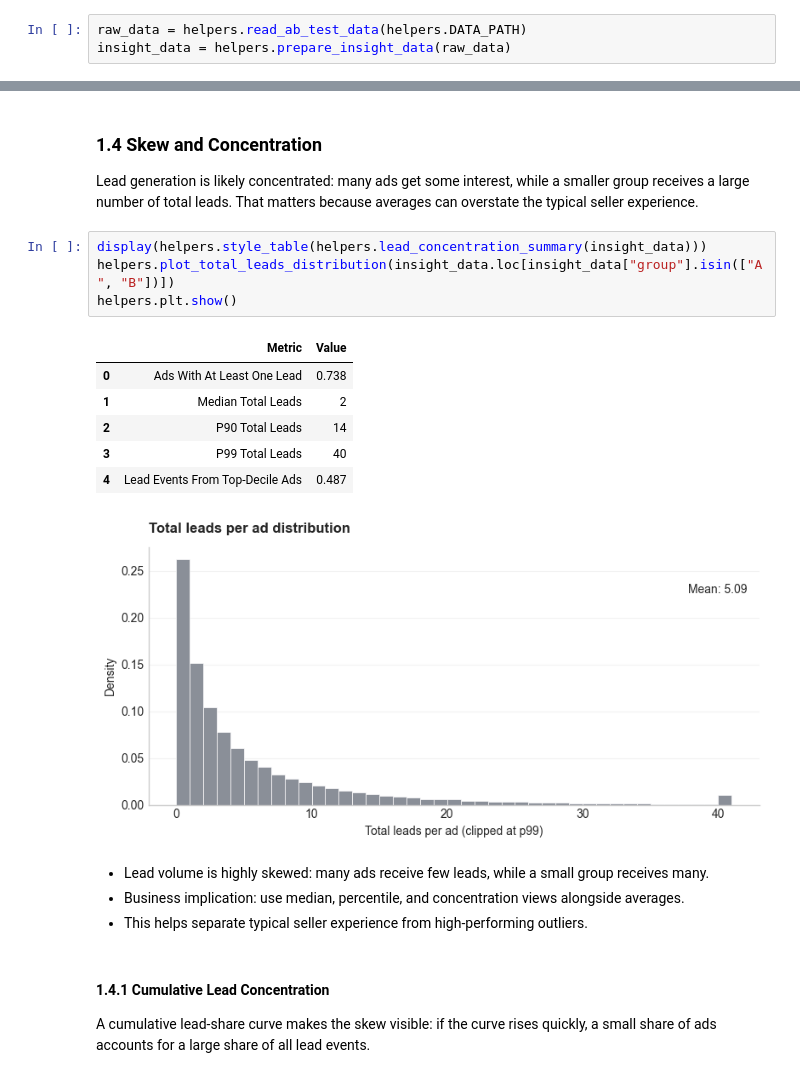
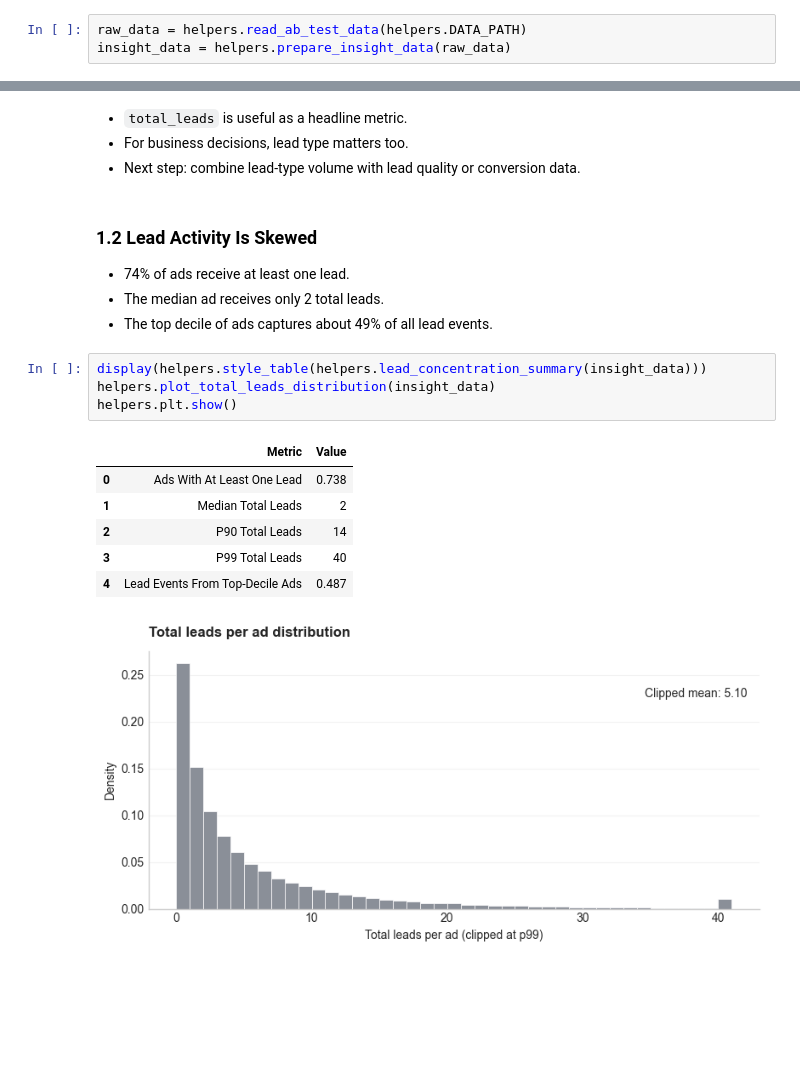
Before and after one commit to omer-t/marktplaats-assignment, a Jupyter notebook: assignments/data_analyst/q3_insights_use_cases.ipynb, the cells around one changed output, grey strips where cells are left out. Cells and saved outputs as stored; diff of their text form; blank space fills up the shorter version.

Commit message:
Add data analyst deliverables

```diff
--- a/assignments/data_analyst/q3_insights_use_cases.ipynb
+++ b/assignments/data_analyst/q3_insights_use_cases.ipynb
@@ -107,26 +58,22 @@ helpers.plt.show()
-# %% [markdown]
-<a id="insight-skew-concentration"></a>
-### 1.4 Skew and Concentration
-
-Lead generation is likely concentrated: many ads get some interest, while a smaller group receives a large number of total leads. That matters because averages can overstate the typical seller experience.
+# %% [markdown]
+- `total_leads` is useful as a headline metric.
+- For business decisions, lead type matters too.
+- Next step: combine lead-type volume with lead quality or conversion data.
+# %% [markdown]
+### 1.2 Lead Activity Is Skewed
+
+- 74% of ads receive at least one lead.
+- The median ad receives only 2 total leads.
+- The top decile of ads captures about 49% of all lead events.
 # %%
 display(helpers.style_table(helpers.lead_concentration_summary(insight_data)))
-helpers.plot_total_leads_distribution(insight_data.loc[insight_data["group"].isin(["A", "B"])])
+helpers.plot_total_leads_distribution(insight_data)
 helpers.plt.show()
 # %% [output]
 |  | Metric | Value |
 | 0 | Ads With At Least One Lead | 0.738 |
 | 1 | Median Total Leads | 2 |
 | 2 | P90 Total Leads | 14 |
 | 3 | P99 Total Leads | 40 |
 | 4 | Lead Events From Top-Decile Ads | 0.487 |
-[figure, old version]
+[figure, new version]
-# %% [markdown]
-- Lead volume is highly skewed: many ads receive few leads, while a small group receives many.
-- Business implication: use median, percentile, and concentration views alongside averages.
-- This helps separate typical seller experience from high-performing outliers.
-# %% [markdown]
-<a id="insight-cumulative-lead-concentration"></a>
-#### 1.4.1 Cumulative Lead Concentration
-
-A cumulative lead-share curve makes the skew visible: if the curve rises quickly, a small share of ads accounts for a large share of all lead events.
```
Also changed, not shown: parts of 50 cells of this notebook, 7 other files.
